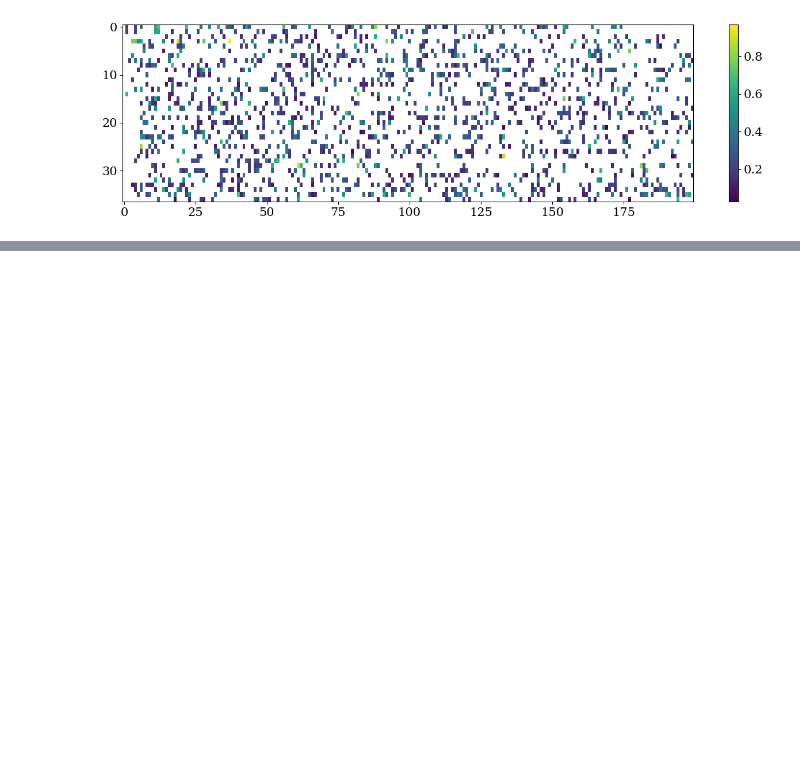
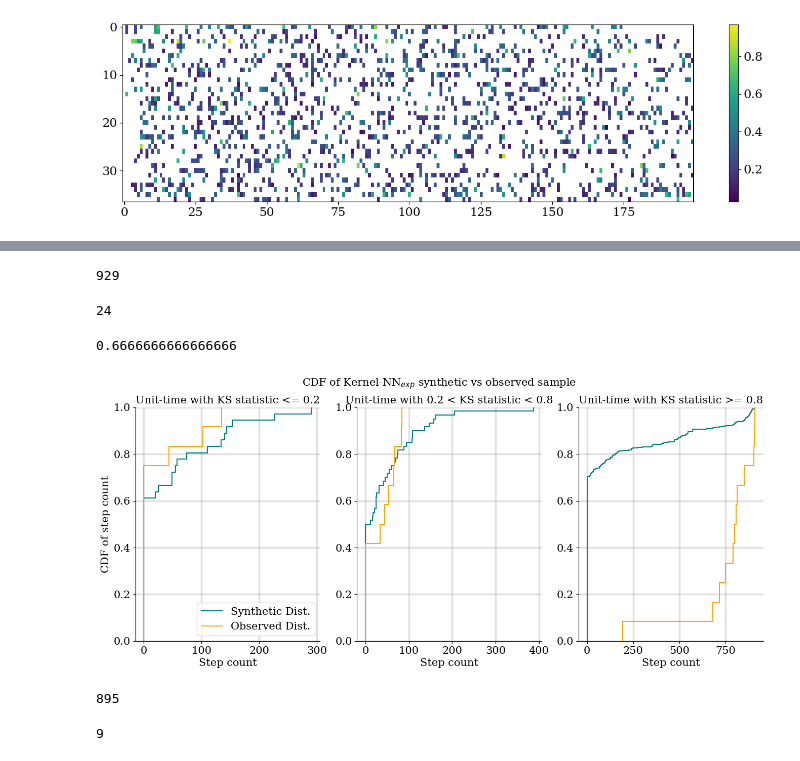
Before and after one commit to calebchin/Heartsteps-DNN, a Jupyter notebook: notebooks/distributionalnn_heartsteps.ipynb, the cells around one changed output, grey strips where cells are left out. Drawn from its saved outputs; the diff is of its cells as text; code cells hidden in the pictures; blank space fills up the shorter version.

```diff
--- a/distributionalnn_heartsteps.ipynb
+++ b/notebooks/distributionalnn_heartsteps.ipynb
@@ -3221,0 +3340,61 @@ eta_star_ws2_back, _ = cv_dnn.search_eta(back_M_hs, back_A_hs, 5, 28,
+# %%
+random.seed(a=361)
+mid_performers_mmd = np.nonzero((ks_mmd_error_exp > 0.2) & (ks_mmd_error_exp < 0.8))
+print(len(mid_performers_mmd[0]))
+rand_num = randrange(929)
+mmd_i_mid = mid_performers_mmd[0][rand_num]
+mmd_j_mid = mid_performers_mmd[1][rand_num]
+# %% [output]
+929
+# %%
+random.seed(a=365)
+poor_performers_mmd = np.nonzero((ks_mmd_error_exp >= 0.8))
+print(len(poor_performers_mmd[0]))
+rand_num = randrange(24)
+mmd_i_poor = poor_performers_mmd[0][rand_num]
+mmd_j_poor = poor_performers_mmd[1][rand_num]
+# %% [output]
+24
+# %%
+ks_error_ws2_estimates[ws2_i_mid, ws2_j_mid]
+# %% [output]
+0.6666666666666666
+# %%
+fig, (ax1, ax2, ax3) = plt.subplots(figsize = (16, 6), ncols = 3)
+
+ax1.ecdf(mmd_estimates_exp[mmd_i][mmd_j].flatten(),color = "teal")
+ax1.ecdf(M_hs_anly[mmd_i, mmd_j].flatten(), color="orange")
+ax1.legend(["Synthetic Dist."] + ["Observed Dist."])
+ax1.set_xlabel("Step count")
+ax1.set_ylabel("CDF of step count")
+ax1.set_title("Unit-time with KS statistic <= 0.2")
+
+ax2.ecdf(mmd_estimates_exp[mmd_i_mid][mmd_j_mid].flatten(),color = "teal")
+ax2.ecdf(M_hs_anly[mmd_i_mid, mmd_j_mid].flatten(), color="orange")
+ax2.set_xlabel("Step count")
+ax2.set_title("Unit-time with 0.2 < KS statistic < 0.8")
+
+ax3.ecdf(mmd_estimates_exp[mmd_i_poor][mmd_j_poor].flatten(),color = "teal")
+ax3.ecdf(M_hs_anly[mmd_i_poor, mmd_j_poor].flatten(), color="orange")
+ax3.set_xlabel("Step count")
+ax3.set_title("Unit-time with KS statistic >= 0.8")
+
+ax1.spines['top'].set_visible(False)
+ax1.spines['right'].set_visible(False)
+ax1.grid(True, alpha=0.4)
+
+
+ax2.spines['top'].set_visible(False)
+ax2.spines['right'].set_visible(False)
+ax2.grid(True, alpha=0.4)
+
+
+ax3.spines['top'].set_visible(False)
+ax3.spines['right'].set_visible(False)
+ax3.grid(True, alpha=0.4)
+
+fig.suptitle("CDF of Kernel-NN$_{exp}$ synthetic vs observed sample")
+#ks_error_ws2_estimates[ws2_i, ws2_j]
+plt.savefig("cdf_mmd_exp.pdf", bbox_inches = "tight")
+# %% [output]
+[figure, added]
@@ -3221,0 +3408,18 @@ eta_star_ws2_back, _ = cv_dnn.search_eta(back_M_hs, back_A_hs, 5, 28,
+# %%
+random.seed(a=365)
+mid_performers_mmd_sq = np.nonzero((ks_mmd_error_sq > 0.2) & (ks_mmd_error_sq < 0.8))
+print(len(mid_performers_mmd_sq[0]))
+rand_num = randrange(895)
+mmd_sq_i_mid = mid_performers_mmd_sq[0][rand_num]
+mmd_sq_j_mid = mid_performers_mmd_sq[1][rand_num]
+# %% [output]
+895
+# %%
+random.seed(a=365)
+poor_performers_mmd_sq = np.nonzero((ks_mmd_error_sq >= 0.8))
+print(len(poor_performers_mmd_sq[0]))
+rand_num = randrange(9)
+mmd_i_poor_sq = poor_performers_mmd_sq[0][rand_num]
+mmd_j_poor_sq = poor_performers_mmd_sq[1][rand_num]
+# %% [output]
+9
```
Also changed, not shown: parts of 20 cells of this notebook, 10 other files.
